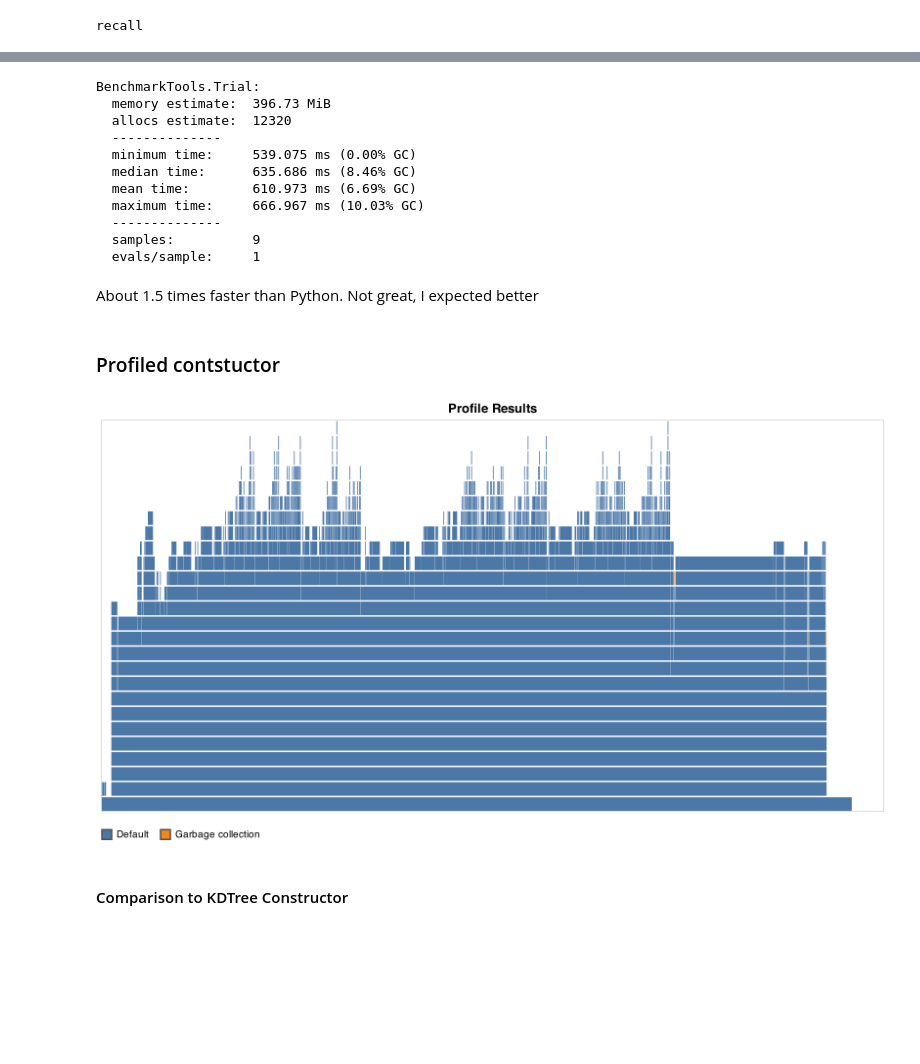
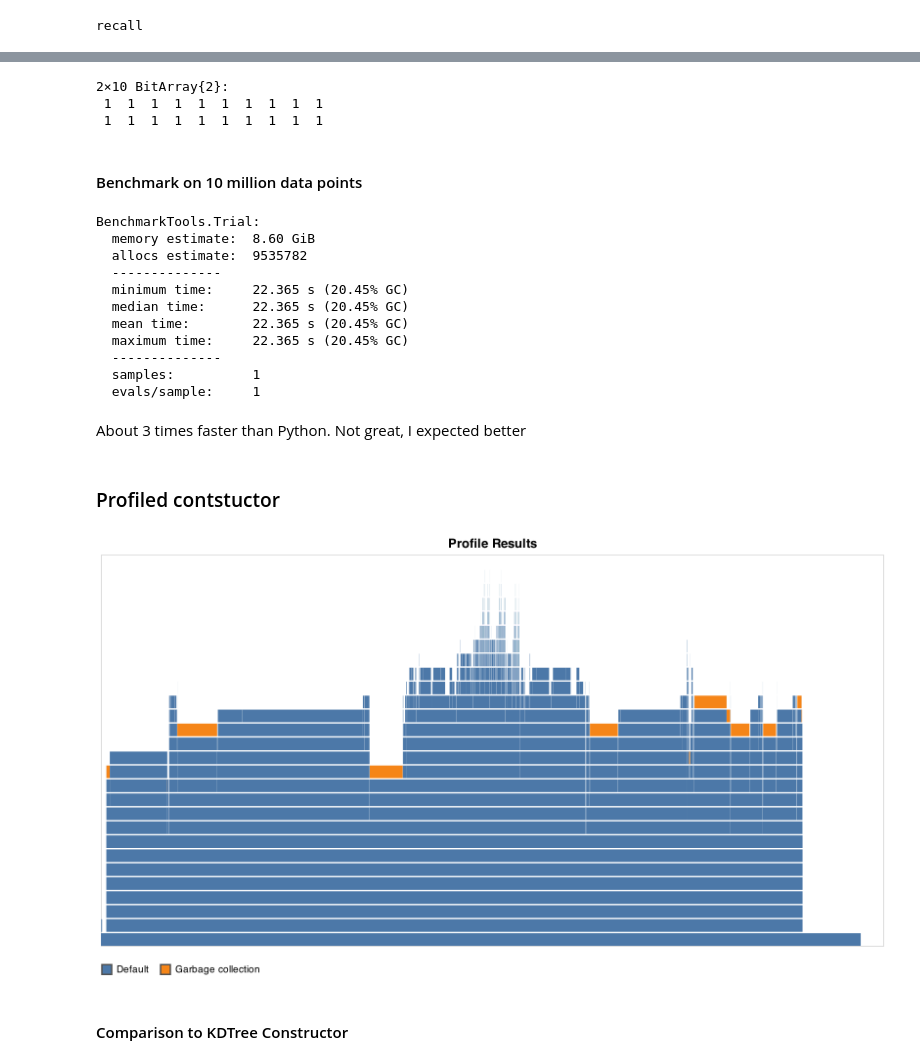
Before and after one commit to djpasseyjr/Shrike.jl, a Jupyter notebook: development/VotingRPTree.ipynb, the cells around one changed output, grey strips where cells are left out. Saved outputs shown, nothing was run; the diff lists cells and outputs as text; code cells hidden in the pictures; blank space fills up the shorter version.

Commit message:
benchmarks

```diff
--- a/development/VotingRPTree.ipynb
+++ b/development/VotingRPTree.ipynb
@@ -248,26 +368,34 @@ RPForest:
+# %%
+mask = proj[projection_idxs, :] .>= rpf.splits[:, node_idxs]
+# %% [output]
+2×10 BitArray{2}:
+ 1  1  1  1  1  1  1  1  1  1
+ 1  1  1  1  1  1  1  1  1  1
+# %% [markdown]
+#### Benchmark on 10 million data points
 # %%
-data = rand(10, 1_000_000)
-@benchmark rpf = RPForest($data, 10, 1)
+data = rand(10, 10_000_000)
+@benchmark rpf = RPForest($data, 20, 1)
 # %% [output]
 BenchmarkTools.Trial:
-  memory estimate:  396.73 MiB
-  allocs estimate:  12320
+  memory estimate:  8.60 GiB
+  allocs estimate:  9535782
   --------------
-  minimum time:     539.075 ms (0.00% GC)
-  median time:      635.686 ms (8.46% GC)
-  mean time:        610.973 ms (6.69% GC)
-  maximum time:     666.967 ms (10.03% GC)
+  minimum time:     22.365 s (20.45% GC)
+  median time:      22.365 s (20.45% GC)
+  mean time:        22.365 s (20.45% GC)
+  maximum time:     22.365 s (20.45% GC)
   --------------
-  samples:          9
+  samples:          1
   evals/sample:     1
 # %% [markdown]
-About 1.5 times faster than Python. Not great, I expected better
+About 3 times faster than Python. Not great, I expected better
 # %% [markdown]
 ### Profiled contstuctor
 # %%
-@profview rpf = RPForest(data, 10, 1)
+@profview rpf = RPForest(data, 20, 1)
 # %% [output]
-[figure, old version]
+[figure, new version]
 # %% [markdown]
 #### Comparison to KDTree Constructor
 # %%
```
Also changed, not shown: parts of 17 cells of this notebook.
